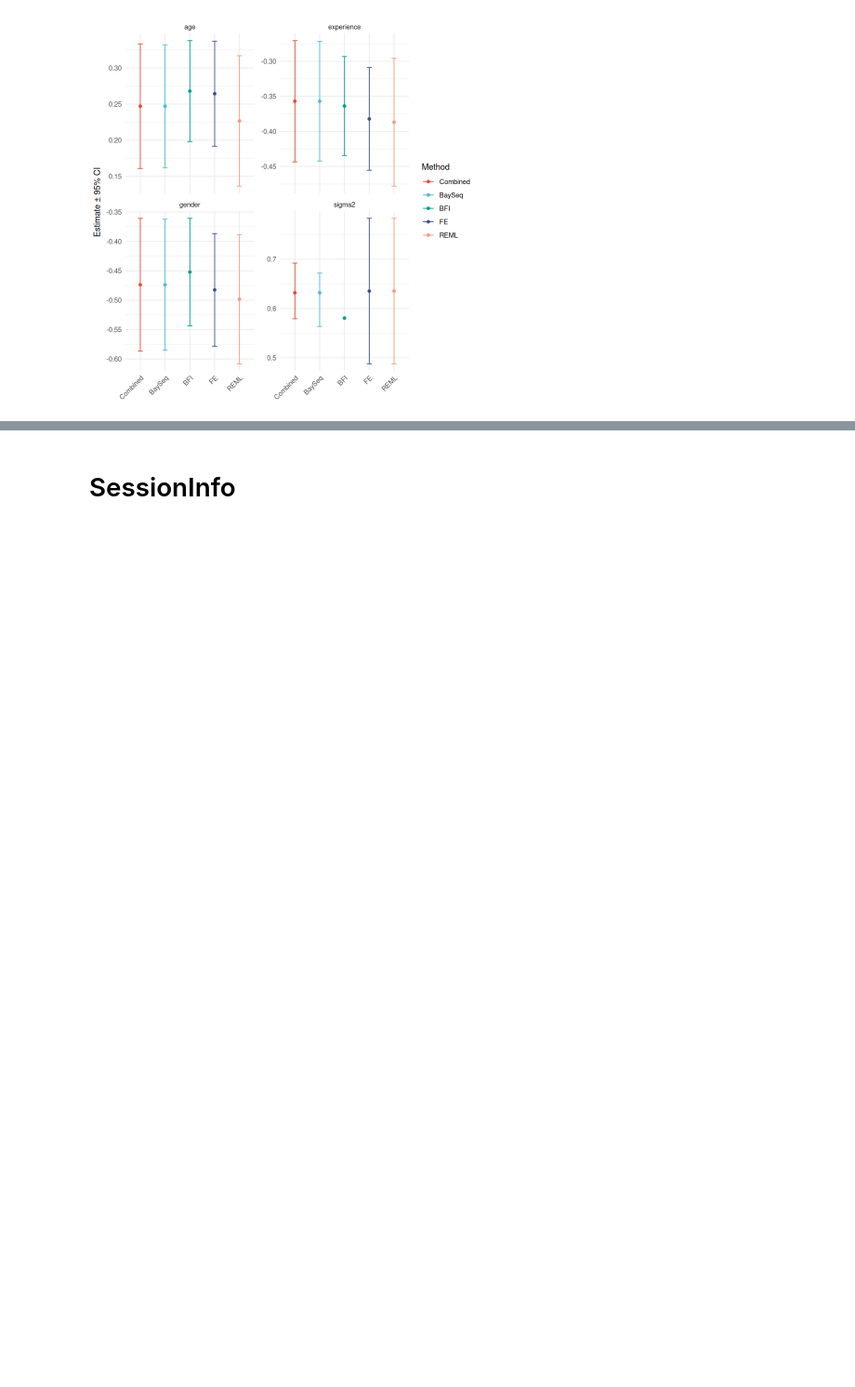
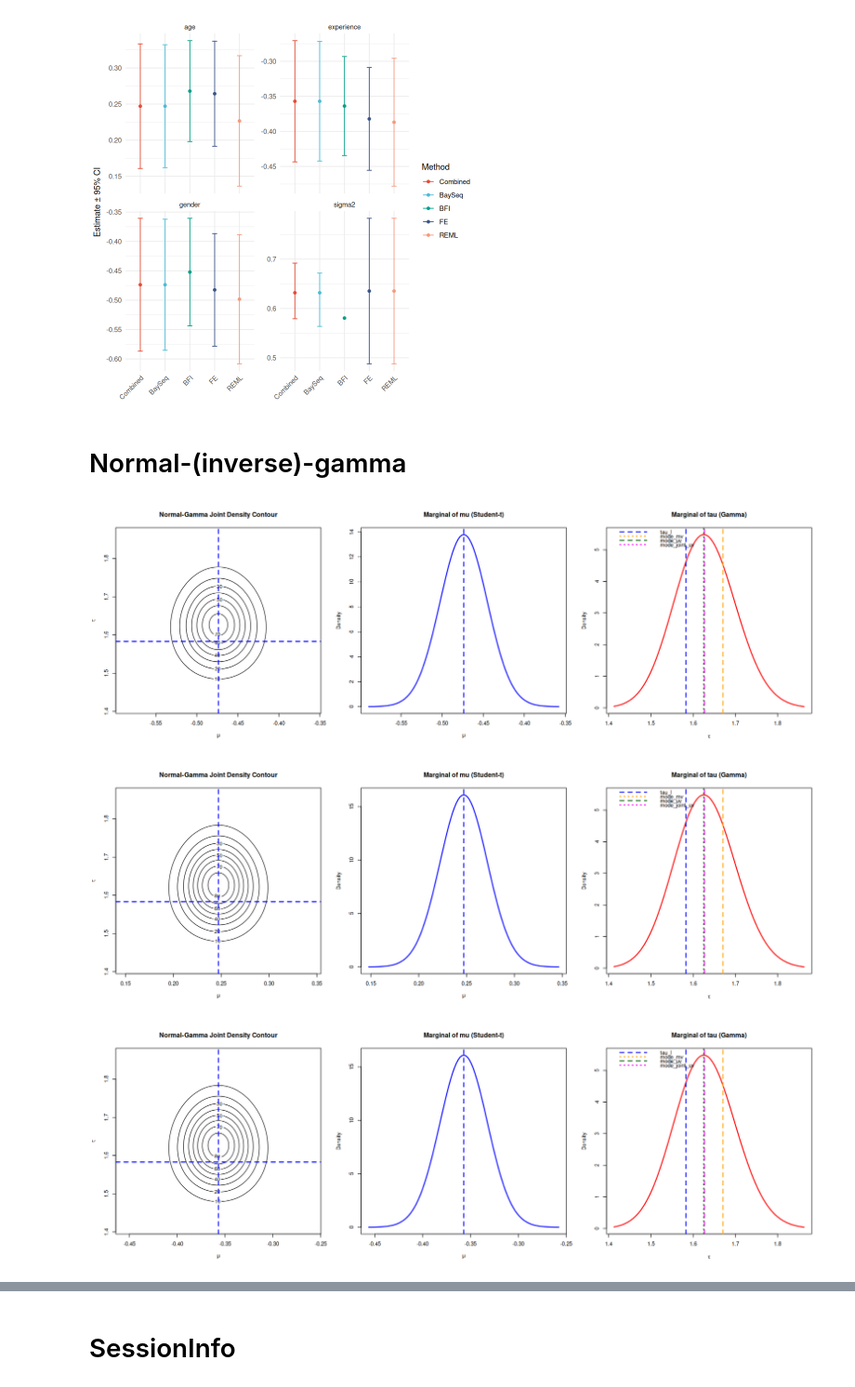
Before and after one commit to lisa-gm/confeR, a Jupyter notebook: notebook.ipynb, the cells around one changed output, grey strips where cells are left out. Shown at 93% size. Drawn from its saved outputs; the diff is of its cells as text; code cells hidden in the pictures; blank space fills up the shorter version.

Commit message:
add normal-gamma contours

```diff
--- a/notebook.ipynb
+++ b/notebook.ipynb
@@ -298,3 +315,11 @@ if (startsWith(dataname, "sim-")) {
 # %% [output]
 Saving 7 x 7 in image
 [figure]
+# %% [markdown]
+# Normal-(inverse)-gamma
+# %%
+covariates_local <- covariates[covariates != center_name]
+prior_params <- bs$get_linreg_prior(covariates_local, use_local_intercepts, n_centers, epsilon=0)
+bp <- bs$bayes_lin_reg_post_params(bstats, prior_params)
+alpha <- bp$a_l
+beta <- bp$b_l
@@ -300,0 +406,12 @@ Saving 7 x 7 in image
+# %%
+options(repr.plot.width = 15, repr.plot.height = 5)
+#par(mfrow = c(2, 3), bg = "white")
+par(mfrow = c(1, 3), bg = "white")
+
+normal_gamma_plot(bp, alpha, beta, covariates, "gender", use_local_intercepts, n_centers)
+normal_gamma_plot(bp, alpha, beta, covariates, "age", use_local_intercepts, n_centers)
+normal_gamma_plot(bp, alpha, beta, covariates, "experience", use_local_intercepts, n_centers)
+# %% [output]
+[figure, added]
+[figure, added]
+[figure, added]
```
Also changed, not shown: parts of 5 cells of this notebook, 1 other file.
